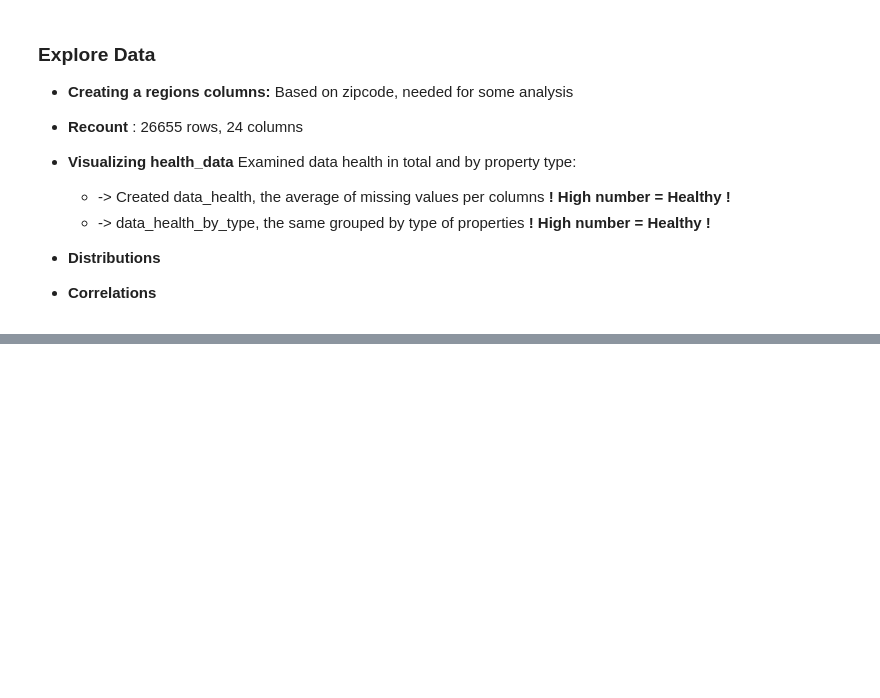
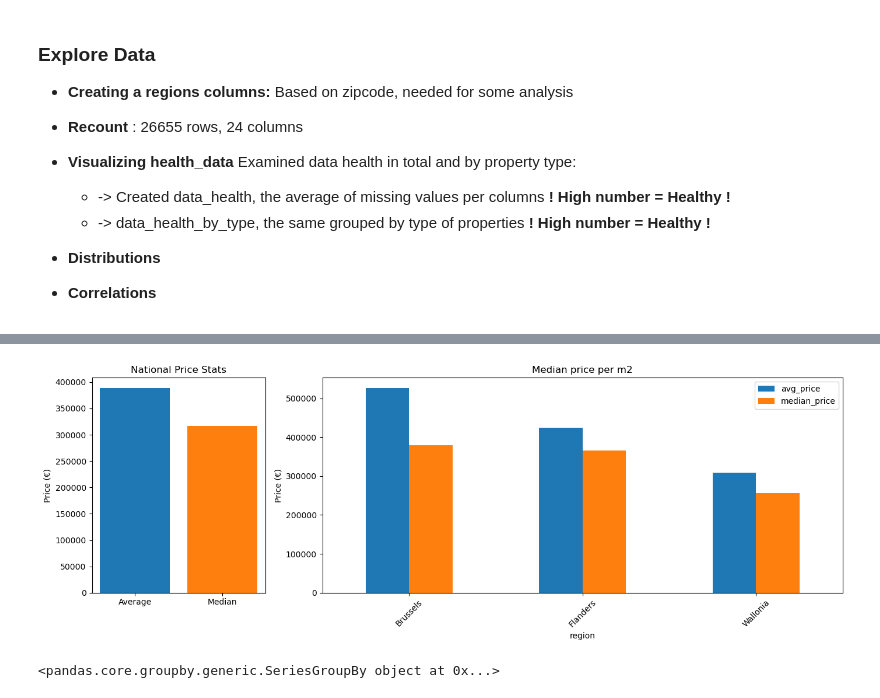
Before and after one commit to JanKazimir/ImmoElizza_team3, a Jupyter notebook: aajan_stuff/Jan_analysis_dataset.ipynb, the cells around one changed output, grey strips where cells are left out. Drawn from its saved outputs; the diff is of its cells as text; code cells hidden in the pictures; blank space fills up the shorter version.

```diff
--- a/aajan_stuff/Jan_analysis_dataset.ipynb
+++ b/aajan_stuff/Jan_analysis_dataset.ipynb
@@ -150,0 +160,45 @@ plt.show()
+# %%
+## Showing prices by region
+
+# 3) National stats
+national_avg = df["price"].mean()
+national_median = df["price"].median()
+
+# 4) Regional stats
+regional_stats = (
+    df.groupby("region")["price"]
+    .agg(avg_price="mean", median_price="median")
+    .sort_values("avg_price", ascending=False))
+
+
+# 5) Graphs: national first, then regions
+fig, axes = plt.subplots(1, 2, figsize=(14, 5), gridspec_kw={"width_ratios": [1, 3]})
+
+# National chart
+axes[0].bar(["Average", "Median"], [national_avg, national_median], color=["#1f77b4", "#ff7f0e"])
+axes[0].set_title("National Price Stats")
+axes[0].set_ylabel("Price (€)")
+
+# Regional chart
+regional_stats[["avg_price", "median_price"]].plot(kind="bar", ax=axes[1])
+axes[1].set_title("Median price per m2")
+axes[1].set_ylabel("Price (€)")
+axes[1].tick_params(axis="x", rotation=45)
+
+plt.tight_layout()
+plt.show()
+# %% [output]
+[figure, added]
+# %%
+# What are the **most** expensive municipalities in Belgium?
+# #(Average price, median price, price per square meter)
+
+#df.groupby('zip_code')[['price', "price_by_m2"]].agg("mean", 'median')
+df.groupby('zip_code')['price']
+
+
+
+#median_most_expensive_cities = df.groupby('zip_code')['price'].median().sort_values(ascending=False).head(5)
+#median_least_expensive_cities = df.groupby('zip_code')['price'].median().sort_values(ascending=False).tail(5)
+# %% [output]
+<pandas.core.groupby.generic.SeriesGroupBy object at 0x...>
```
Also changed, not shown: parts of 10 cells of this notebook, 2 other files.
